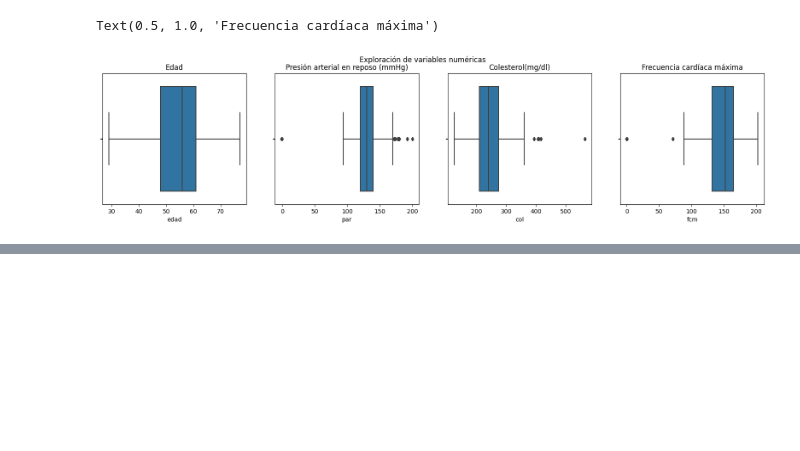
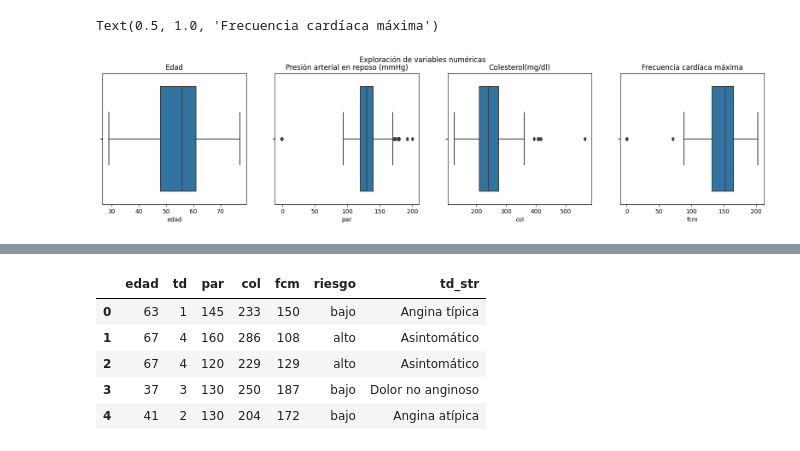
Before and after one commit to FedericoPacheco/tp2-cd, a Jupyter notebook: notebook.ipynb, the cells around one changed output, grey strips where cells are left out. Saved outputs shown, nothing was run; the diff lists cells and outputs as text; code cells hidden in the pictures; blank space fills up the shorter version.

```diff
--- a/notebook.ipynb
+++ b/notebook.ipynb
@@ -46,3 +72,19 @@ Text(0.5, 1.0, 'Frecuencia cardíaca máxima')
+# %%
+td_dic = {
+    1: "Angina típica",
+    2: "Angina atípica",
+    3: "Dolor no anginoso",
+    4: "Asintomático"
+}
+df["td_str"] = df["td"].apply(lambda x: td_dic[x])
+df.head()
+# %% [output]
+|  | edad | td | par | col | fcm | riesgo | td_str |
+| 0 | 63 | 1 | 145 | 233 | 150 | bajo | Angina típica |
+| 1 | 67 | 4 | 160 | 286 | 108 | alto | Asintomático |
+| 2 | 67 | 4 | 120 | 229 | 129 | alto | Asintomático |
+| 3 | 37 | 3 | 130 | 250 | 187 | bajo | Dolor no anginoso |
+| 4 | 41 | 2 | 130 | 204 | 172 | bajo | Angina atípica |
 # %%
 fig, (ax0, ax1) = plt.subplots(nrows = 1, ncols = 2, figsize=(10, 4))
 fig.suptitle("Exploración de variables categóricas")
```
Also changed, not shown: parts of 10 cells of this notebook.
